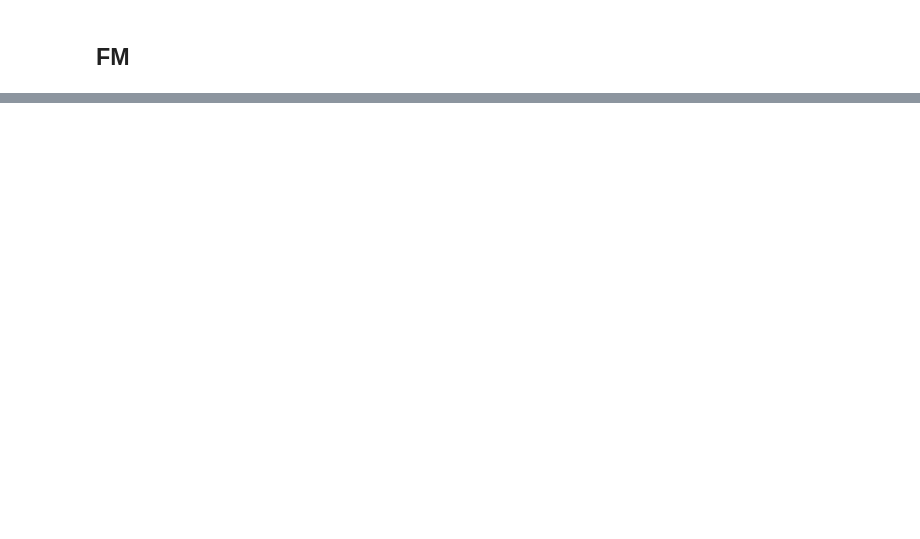
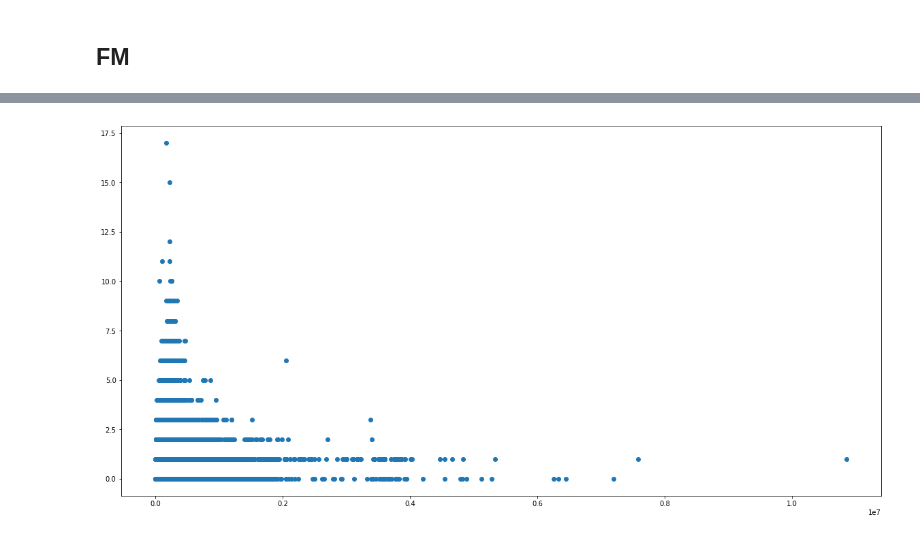
Before and after one commit to IooHooI/RECOMMENDATION_SYSTEMS_2, a Jupyter notebook: notebooks/SOLUTION.ipynb, the cells around one changed output, grey strips where cells are left out. Cells and saved outputs as stored; diff of their text form; code cells hidden in the pictures; blank space fills up the shorter version.

```diff
--- a/notebooks/SOLUTION.ipynb
+++ b/notebooks/SOLUTION.ipynb
@@ -512,0 +595,2 @@ plt.show()
+# %%
+X_train_with_user_and_song_meta = pd.merge(X_train_with_user_and_song_meta, song_extra_info, on='song_id', how='left')
@@ -512,0 +617,2 @@ plt.show()
+# %%
+X_train_with_user_and_song_meta['days_registered'] = X_train_with_user_and_song_meta.expiration_date - X_train_with_user_and_song_meta.registration_init_time
@@ -512,0 +639,2 @@ plt.show()
+# %%
+X_train_with_user_and_song_meta['days_registered'] = X_train_with_user_and_song_meta.days_registered.apply(lambda x: x.days)
@@ -512,0 +701,7 @@ plt.show()
+# %%
+X_train_with_user_and_song_meta_g = pd.concat([X_train_with_user_and_song_meta, y_train], axis=1).groupby('song_id')[['song_length', 'target']].aggregate(
+    {
+        'song_length': lambda x: sum(x) / len(x),
+        'target': lambda x: sum(x)
+    }
+)
@@ -512,0 +718,6 @@ plt.show()
+# %%
+f = plt.figure(figsize=(20, 10))
+plt.scatter(X_train_with_user_and_song_meta_g['song_length'], X_train_with_user_and_song_meta_g['target'])
+plt.show()
+# %% [output]
+[figure, added]
```
Also changed, not shown: parts of 30 cells of this notebook, 3 other files.
